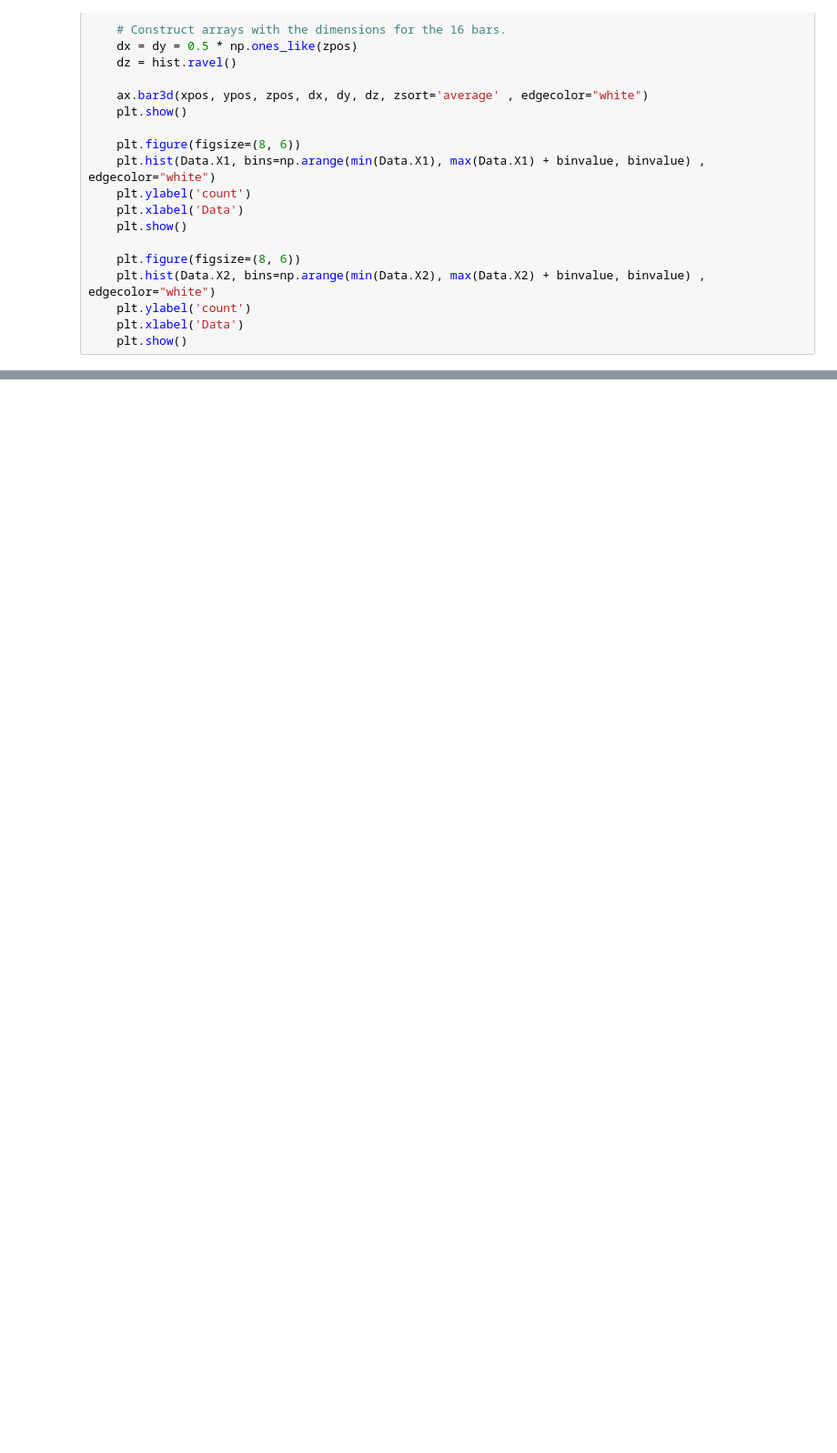
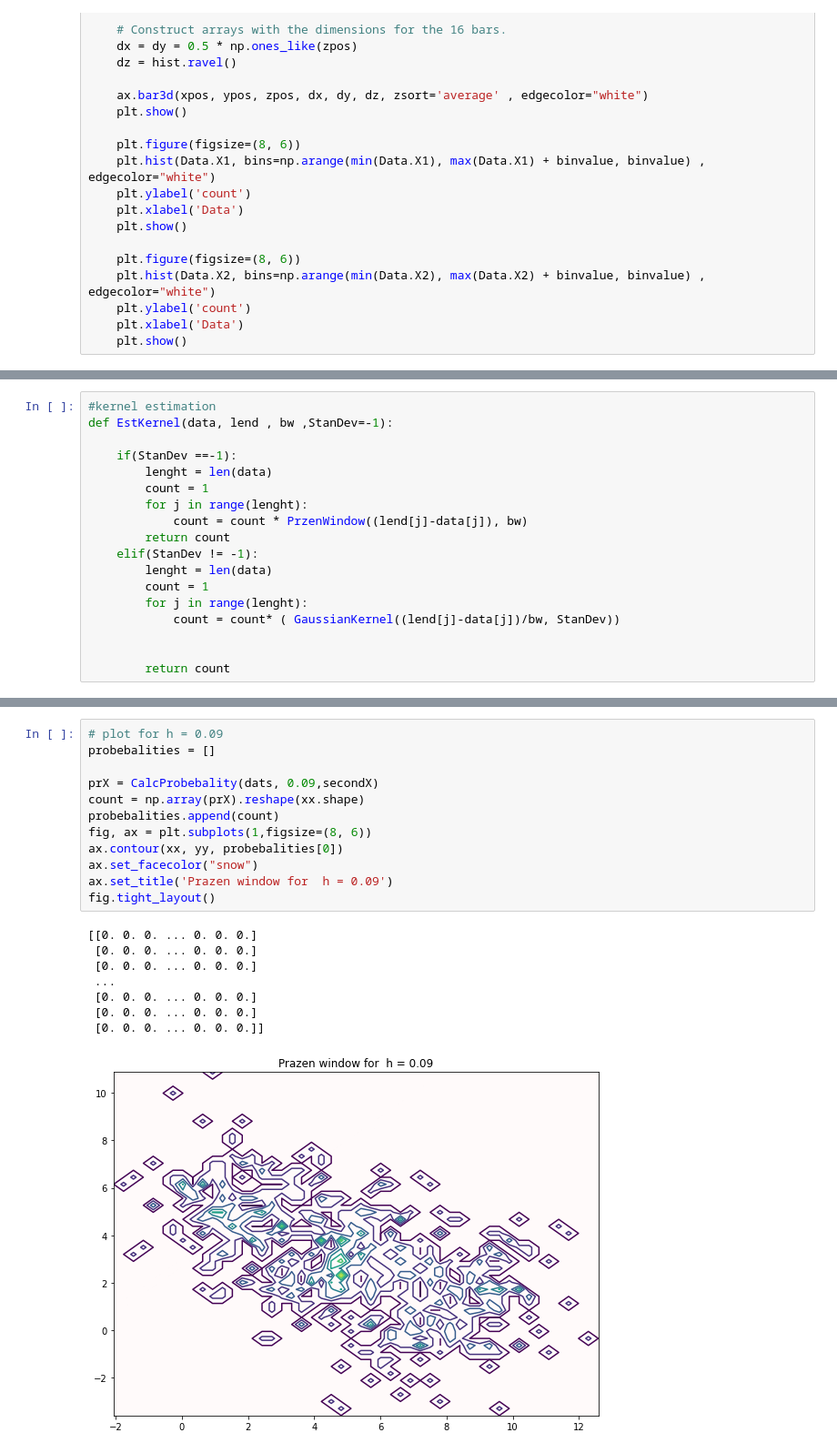
Before and after one commit to saeed77t/AI-Master, a Jupyter notebook: First semester/statical pattern recognition/HomeWork3/NPE.ipynb, the cells around one changed output, grey strips where cells are left out. Shown at 91% size. Cells and saved outputs as stored; diff of their text form; blank space fills up the shorter version.

Commit message:
add gaussian and parzen window

```diff
--- a/First semester/statical pattern recognition/HomeWork3/NPE.ipynb
+++ b/First semester/statical pattern recognition/HomeWork3/NPE.ipynb
@@ -111,0 +138,18 @@ histogram(Dataset ,0.6)
+# %%
+#kernel estimation
+def EstKernel(data, lend , bw ,StanDev=-1):
+
+    if(StanDev ==-1):
+        lenght = len(data)
+        count = 1
+        for j in range(lenght):
+            count = count * PrzenWindow((lend[j]-data[j]), bw)
+        return count
+    elif(StanDev != -1):
+        lenght = len(data)
+        count = 1
+        for j in range(lenght):
+            count = count* ( GaussianKernel((lend[j]-data[j])/bw, StanDev))
+
+
+        return count
@@ -111,0 +201,21 @@ histogram(Dataset ,0.6)
+# %%
+# plot for h = 0.09
+probebalities = []
+
+prX = CalcProbebality(dats, 0.09,secondX)
+count = np.array(prX).reshape(xx.shape)
+probebalities.append(count)
+fig, ax = plt.subplots(1,figsize=(8, 6))
+ax.contour(xx, yy, probebalities[0])
+ax.set_facecolor("snow")
+ax.set_title('Prazen window for  h = 0.09')
+fig.tight_layout()
+# %% [output]
+[[0. 0. 0. ... 0. 0. 0.]
+ [0. 0. 0. ... 0. 0. 0.]
+ [0. 0. 0. ... 0. 0. 0.]
+ ...
+ [0. 0. 0. ... 0. 0. 0.]
+ [0. 0. 0. ... 0. 0. 0.]
+ [0. 0. 0. ... 0. 0. 0.]]
+[figure, added]
```
Also changed, not shown: parts of 26 cells of this notebook, 7 other files.
